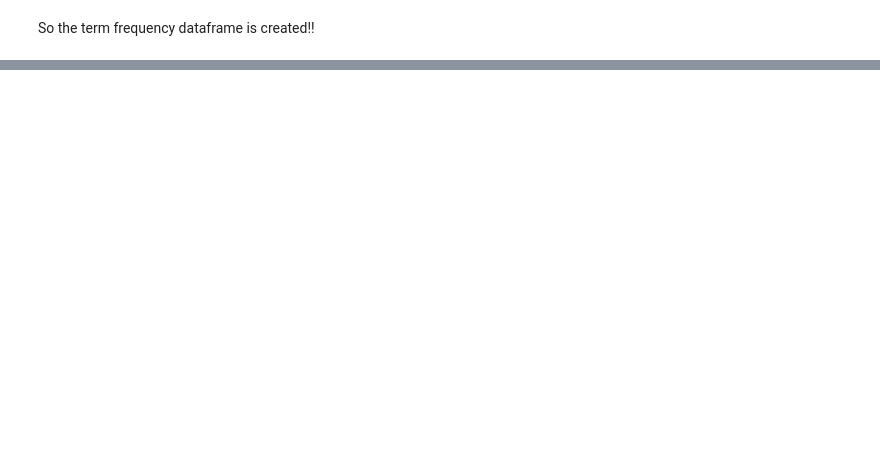
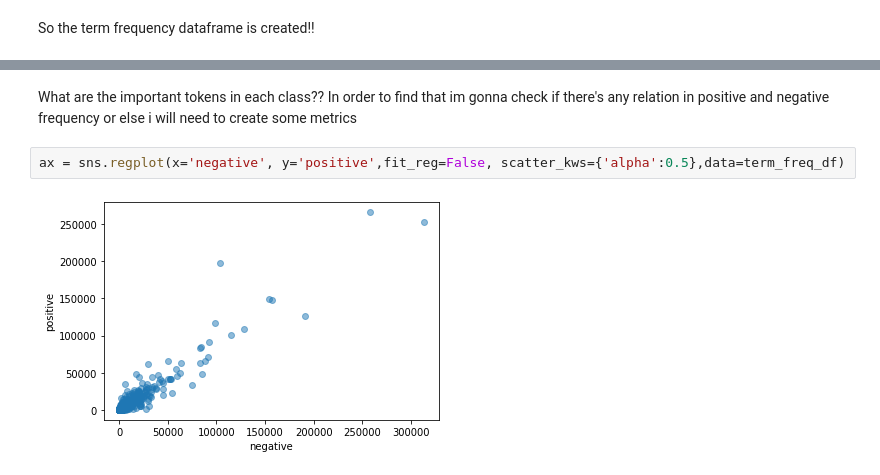
Before and after one commit to CodeFor2001/Sentiment-Analysis-Experimentation, a Jupyter notebook: Models/DataViz.ipynb, the cells around one changed output, grey strips where cells are left out. Drawn from its saved outputs; the diff is of its cells as text; blank space fills up the shorter version.

```diff
--- a/Models/DataViz.ipynb
+++ b/Models/DataViz.ipynb
@@ -130,0 +190,7 @@ So the term frequency dataframe is created!!
+# %% [markdown]
+What are the important tokens in each class??
+In order to find that im gonna check if there's any relation in positive and negative frequency or else i will need to create some metrics
+# %%
+ax = sns.regplot(x='negative', y='positive',fit_reg=False, scatter_kws={'alpha':0.5},data=term_freq_df)
+# %% [output]
+[figure, added]
```
Also changed, not shown: parts of 13 cells of this notebook.
